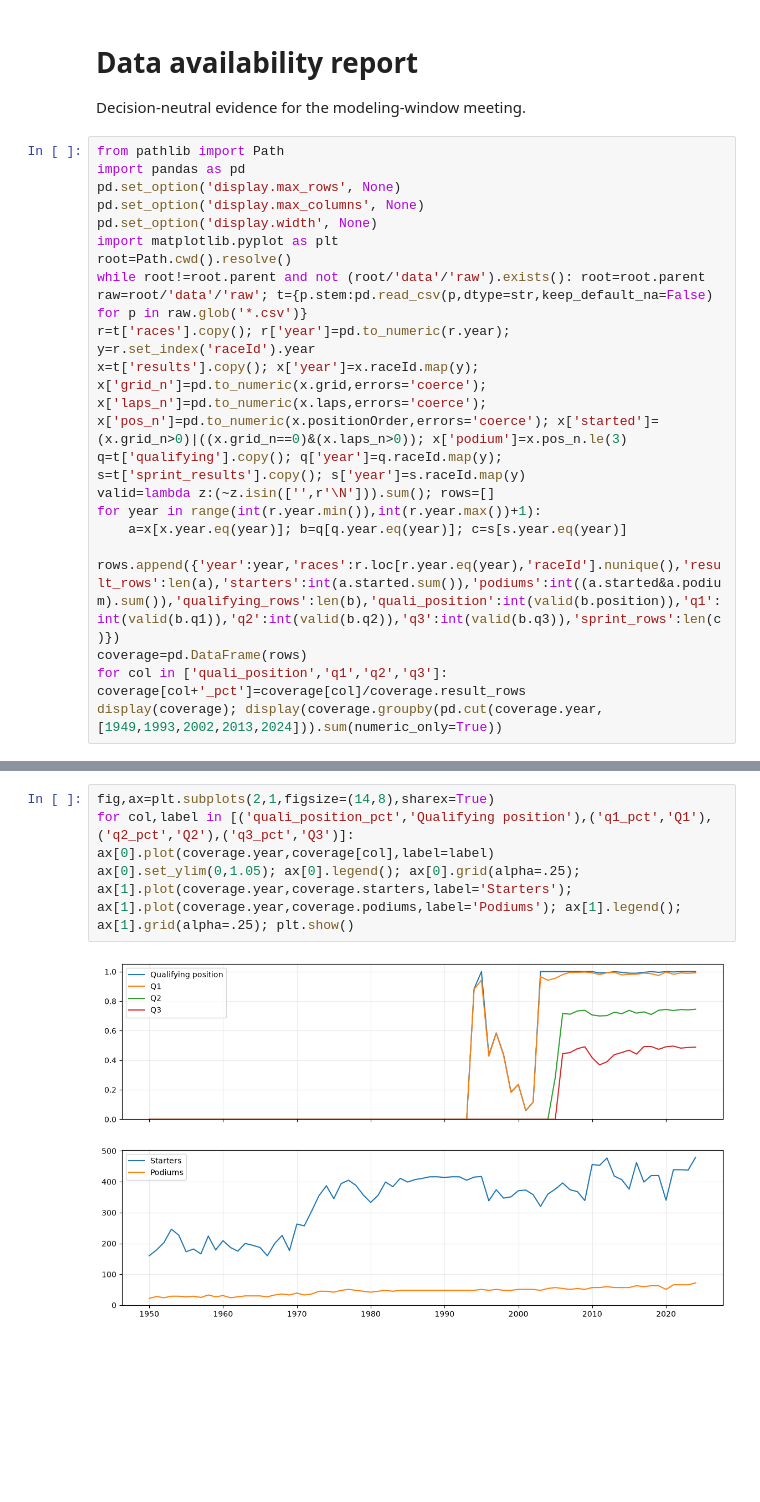
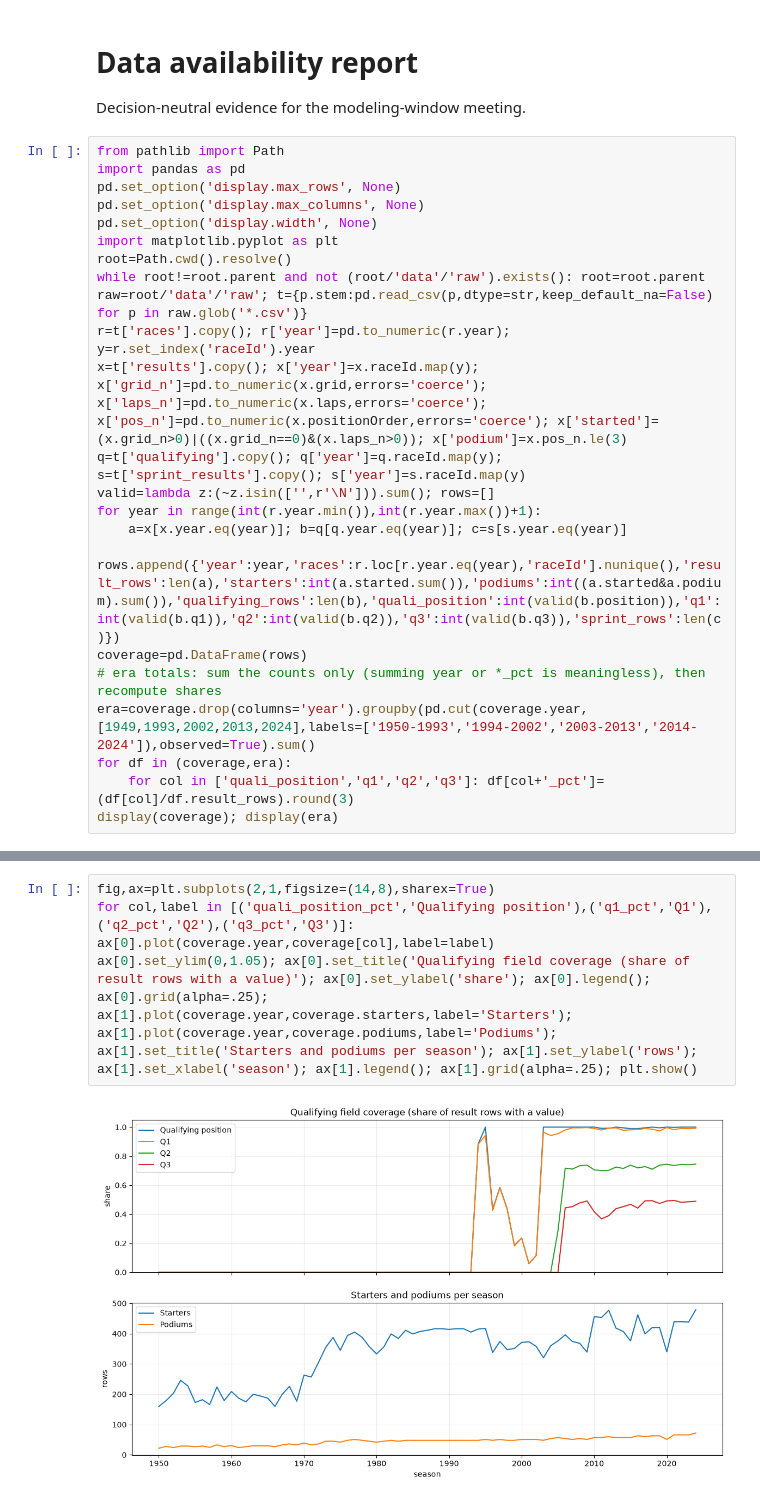
Before and after one commit to MohamedAyman04/f1-drivers, a Jupyter notebook: notebooks/01_data_availability_report.ipynb, the cells around one changed output, grey strips where cells are left out. Cells and saved outputs as stored; diff of their text form; blank space fills up the shorter version.

```diff
--- a/notebooks/01_data_availability_report.ipynb
+++ b/notebooks/01_data_availability_report.ipynb
@@ -19,8 +19,11 @@ for year in range(int(r.year.min()),int(r.year.max())+1):
     a=x[x.year.eq(year)]; b=q[q.year.eq(year)]; c=s[s.year.eq(year)]
     rows.append({'year':year,'races':r.loc[r.year.eq(year),'raceId'].nunique(),'result_rows':len(a),'starters':int(a.started.sum()),'podiums':int((a.started&a.podium).sum()),'qualifying_rows':len(b),'quali_position':int(valid(b.position)),'q1':int(valid(b.q1)),'q2':int(valid(b.q2)),'q3':int(valid(b.q3)),'sprint_rows':len(c)})
 coverage=pd.DataFrame(rows)
-for col in ['quali_position','q1','q2','q3']: coverage[col+'_pct']=coverage[col]/coverage.result_rows
-display(coverage); display(coverage.groupby(pd.cut(coverage.year,[1949,1993,2002,2013,2024])).sum(numeric_only=True))
+# era totals: sum the counts only (summing year or *_pct is meaningless), then recompute shares
+era=coverage.drop(columns='year').groupby(pd.cut(coverage.year,[1949,1993,2002,2013,2024],labels=['1950-1993','1994-2002','2003-2013','2014-2024']),observed=True).sum()
+for df in (coverage,era):
+    for col in ['quali_position','q1','q2','q3']: df[col+'_pct']=(df[col]/df.result_rows).round(3)
+display(coverage); display(era)
 # %% [output]
 |  | year | races | result_rows | starters | podiums | qualifying_rows | quali_position | q1 | q2 | ... |
 | 0 | 1950 | 7 | 160 | 160 | 22 | 0 | 0 | 0 | 0 | ... |
@@ -48,6 +51,6 @@ display(coverage); display(coverage.groupby(pd.cut(coverage.year,[1949,1993,2002
 # %%
 fig,ax=plt.subplots(2,1,figsize=(14,8),sharex=True)
 for col,label in [('quali_position_pct','Qualifying position'),('q1_pct','Q1'),('q2_pct','Q2'),('q3_pct','Q3')]: ax[0].plot(coverage.year,coverage[col],label=label)
-ax[0].set_ylim(0,1.05); ax[0].legend(); ax[0].grid(alpha=.25); ax[1].plot(coverage.year,coverage.starters,label='Starters'); ax[1].plot(coverage.year,coverage.podiums,label='Podiums'); ax[1].legend(); ax[1].grid(alpha=.25); plt.show()
+ax[0].set_ylim(0,1.05); ax[0].set_title('Qualifying field coverage (share of result rows with a value)'); ax[0].set_ylabel('share'); ax[0].legend(); ax[0].grid(alpha=.25); ax[1].plot(coverage.year,coverage.starters,label='Starters'); ax[1].plot(coverage.year,coverage.podiums,label='Podiums'); ax[1].set_title('Starters and podiums per season'); ax[1].set_ylabel('rows'); ax[1].set_xlabel('season'); ax[1].legend(); ax[1].grid(alpha=.25); plt.show()
 # %% [output]
-[figure, old version]
+[figure, new version]
```
Also changed, not shown: parts of 2 cells of this notebook, 2 other files.
